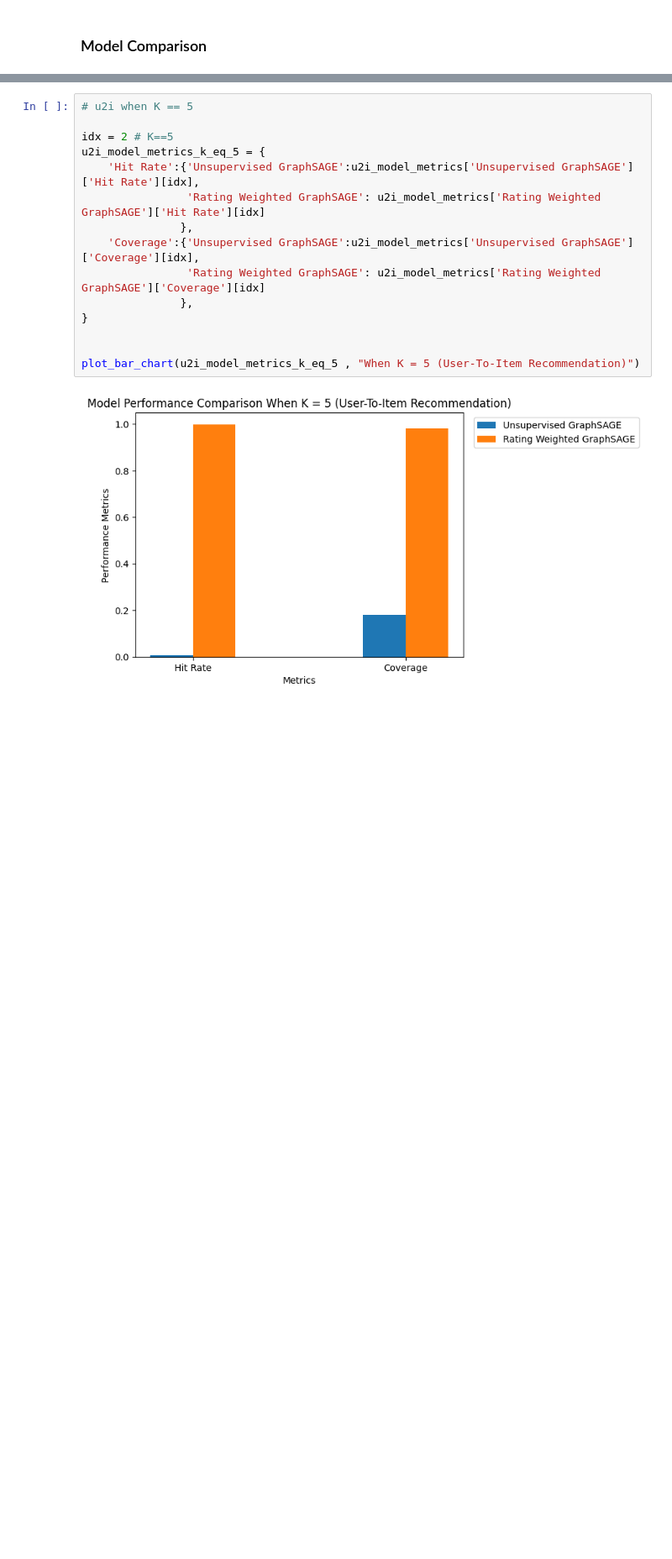
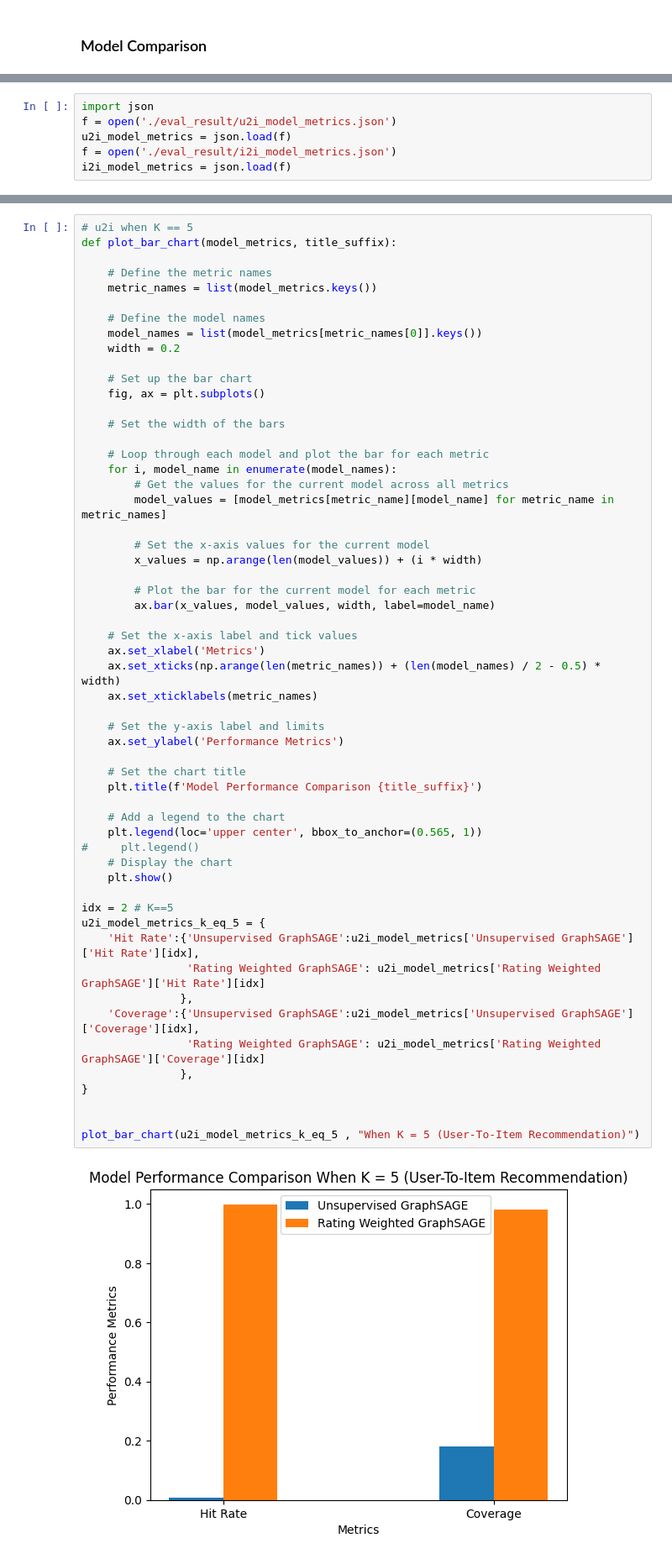
Before and after one commit to yhchan0918/CT_Recsys, a Jupyter notebook: modelling/graphsage/Model_Comparison.ipynb, the cells around one changed output, grey strips where cells are left out. Shown: that part at 84% size. Drawn from its saved outputs; the diff is of its cells as text; blank space fills up the shorter version.

Commit message:
compare model

```diff
--- a/modelling/graphsage/Model_Comparison.ipynb
+++ b/modelling/graphsage/Model_Comparison.ipynb
@@ -304,3 +304,9 @@ write_dict_into_json(i2i_model_metrics, "i2i_model_metrics.json")
+# %%
+import json
+f = open('./eval_result/u2i_model_metrics.json')
+u2i_model_metrics = json.load(f)
+f = open('./eval_result/i2i_model_metrics.json')
+i2i_model_metrics = json.load(f)
 # %%
 import matplotlib.pyplot as plt
 import numpy as np
@@ -444,21 +409,62 @@ plot_metrics_over_k(i2i_model_metrics, "(Item-To-Item Recommendation)")
 [figure]
 # %%
 # u2i when K == 5
+def plot_bar_chart(model_metrics, title_suffix):
+
+    # Define the metric names
+    metric_names = list(model_metrics.keys())
+
+    # Define the model names
+    model_names = list(model_metrics[metric_names[0]].keys())
+    width = 0.2
+
+    # Set up the bar chart
+    fig, ax = plt.subplots()
+
+    # Set the width of the bars
+
+    # Loop through each model and plot the bar for each metric
+    for i, model_name in enumerate(model_names):
+        # Get the values for the current model across all metrics
+        model_values = [model_metrics[metric_name][model_name] for metric_name in metric_names]
+
+        # Set the x-axis values for the current model
+        x_values = np.arange(len(model_values)) + (i * width)
+
+        # Plot the bar for the current model for each metric
+        ax.bar(x_values, model_values, width, label=model_name)
+
+    # Set the x-axis label and tick values
+    ax.set_xlabel('Metrics')
+    ax.set_xticks(np.arange(len(metric_names)) + (len(model_names) / 2 - 0.5) * width)
+    ax.set_xticklabels(metric_names)
+
+    # Set the y-axis label and limits
+    ax.set_ylabel('Performance Metrics')
+
+    # Set the chart title
+    plt.title(f'Model Performance Comparison {title_suffix}')
+
+    # Add a legend to the chart
+    plt.legend(loc='upper center', bbox_to_anchor=(0.565, 1))
+#     plt.legend()
+    # Display the chart
+    plt.show()
 
 idx = 2 # K==5
 u2i_model_metrics_k_eq_5 = {
     'Hit Rate':{'Unsupervised GraphSAGE':u2i_model_metrics['Unsupervised GraphSAGE']['Hit Rate'][idx],
                 'Rating Weighted GraphSAGE': u2i_model_metrics['Rating Weighted GraphSAGE']['Hit Rate'][idx]
                },
     'Coverage':{'Unsupervised GraphSAGE':u2i_model_metrics['Unsupervised GraphSAGE']['Coverage'][idx],
                 'Rating Weighted GraphSAGE': u2i_model_metrics['Rating Weighted GraphSAGE']['Coverage'][idx]
                },
 }
 
 
 plot_bar_chart(u2i_model_metrics_k_eq_5 , "When K = 5 (User-To-Item Recommendation)")
 # %% [output]
-[figure, old version]
+[figure, new version]
 # %%
 # i2i when K == 5
 i2i_model_metrics_k_eq_5 = {
```
Also changed, not shown: parts of 3 cells of this notebook.
